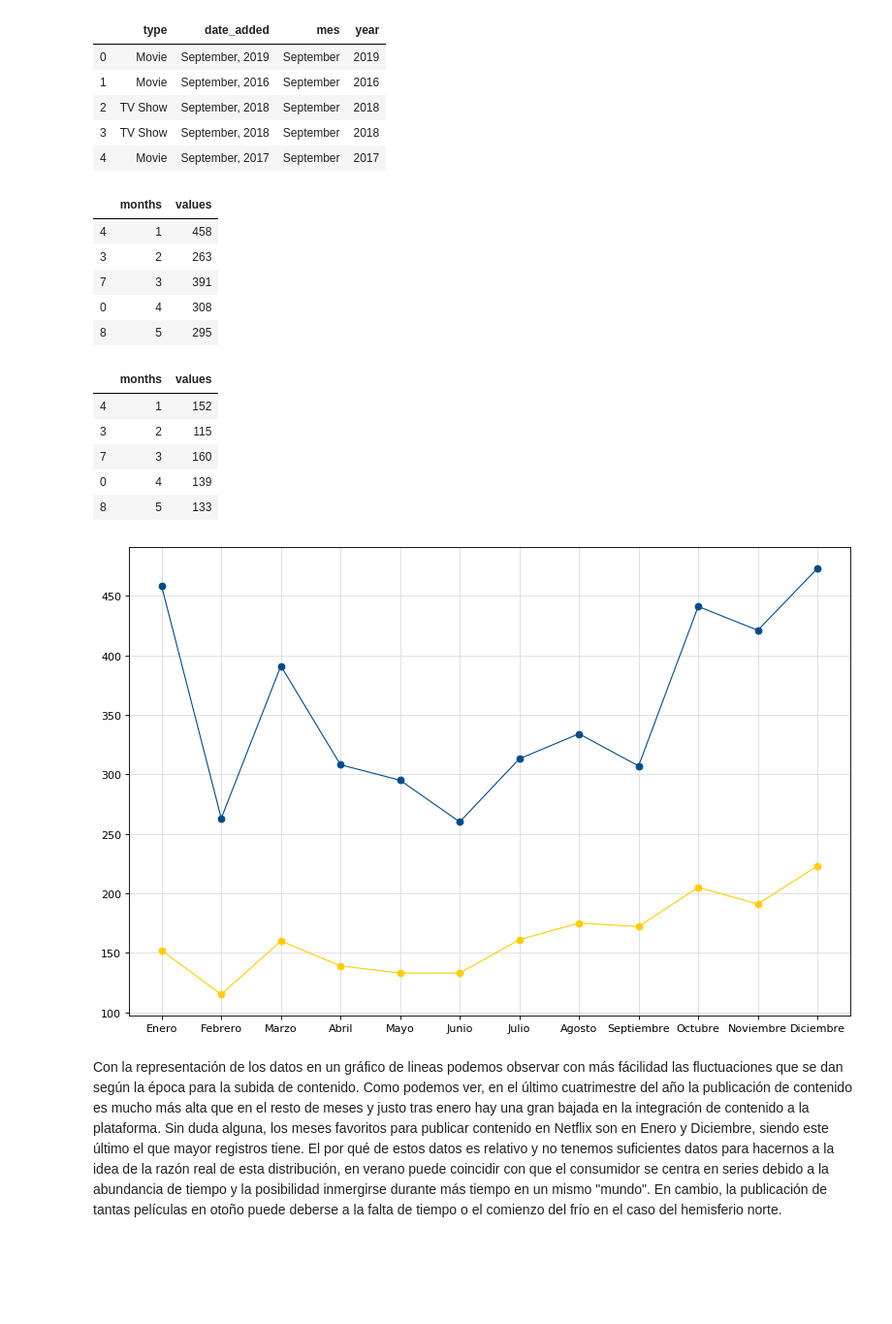
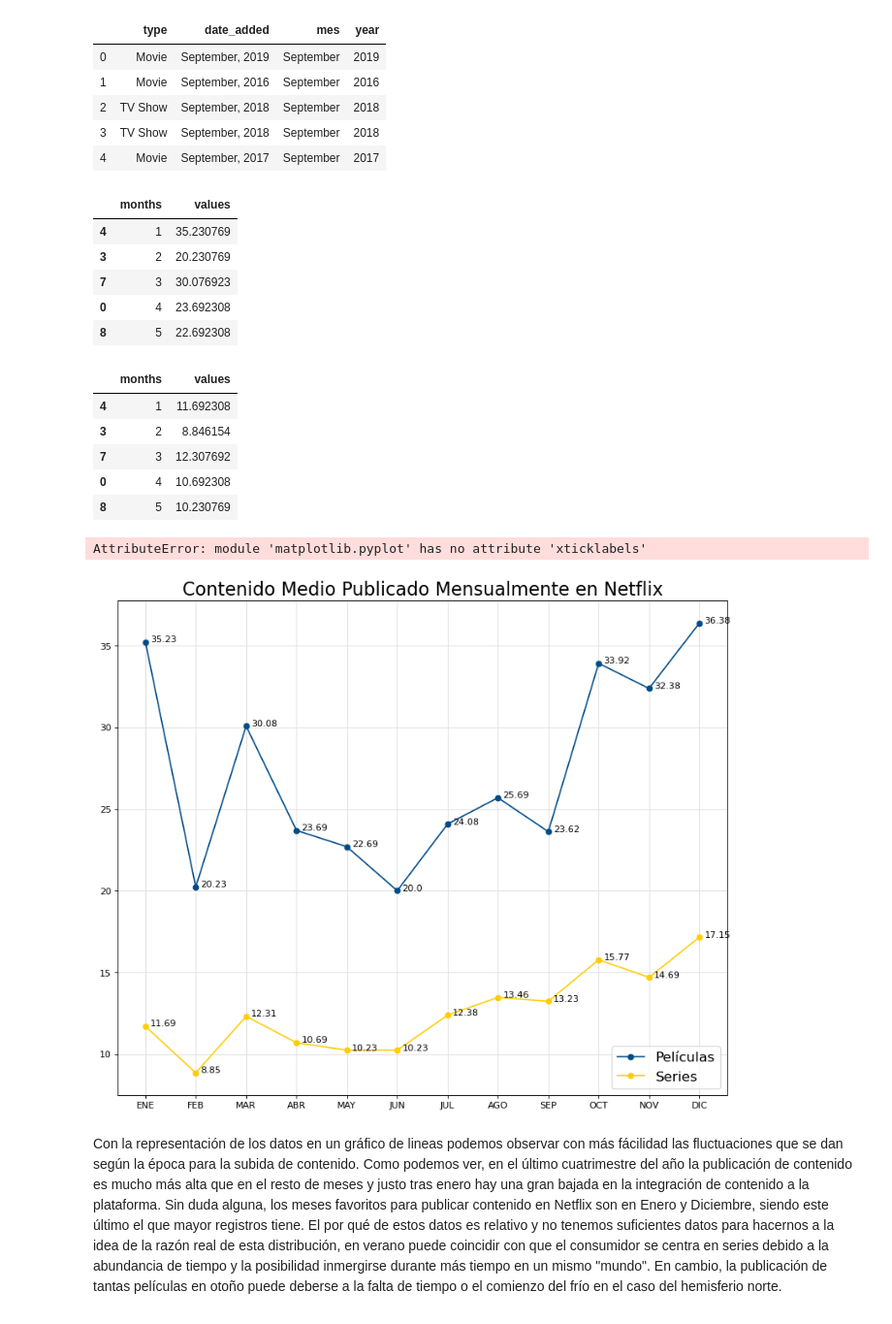
Before and after one commit to Jotivirix/Datamining_UFV, a Jupyter notebook: Lab1/entregable2/Lab1-Entregable2.ipynb, the cells around one changed output. Shown: that part at 97% size. Saved outputs shown, nothing was run; the diff lists cells and outputs as text; code cells hidden in the pictures; blank space fills up the shorter version.

Commit message:
Actualizado grafico 2 media mensual

```diff
--- a/Lab1/entregable2/Lab1-Entregable2.ipynb
+++ b/Lab1/entregable2/Lab1-Entregable2.ipynb
@@ -468,7 +468,7 @@ for month in datosPelis.index:
     monthNumericP.append(month_number)
 
 sortedDataPelis['months'] = monthNumericP
-sortedDataPelis['values'] = datosPelis.values
+sortedDataPelis['values'] = datosPelis.values/len(years)
 sortedDataPelis = sortedDataPelis.sort_values(by=['months'])
 
 series = df_netflix3[df_netflix3['type'] == 'TV Show']
@@ -482,53 +482,68 @@ for month in datosSeries.index:
     monthNumericS.append(month_number)
 
 sortedDataSeries['months'] = monthNumericS
-sortedDataSeries['values'] = datosSeries.values
+sortedDataSeries['values'] = datosSeries.values/len(years)
 sortedDataSeries = sortedDataSeries.sort_values(by=['months'])
 # %%
 sortedDataPelis.head()
 # %% [output]
 |  | months | values |
-| 4 | 1 | 458 |
-| 3 | 2 | 263 |
-| 7 | 3 | 391 |
-| 0 | 4 | 308 |
-| 8 | 5 | 295 |
+| 4 | 1 | 35.230769 |
+| 3 | 2 | 20.230769 |
+| 7 | 3 | 30.076923 |
+| 0 | 4 | 23.692308 |
+| 8 | 5 | 22.692308 |
 # %%
 sortedDataSeries.head()
 # %% [output]
 |  | months | values |
-| 4 | 1 | 152 |
-| 3 | 2 | 115 |
-| 7 | 3 | 160 |
-| 0 | 4 | 139 |
-| 8 | 5 | 133 |
+| 4 | 1 | 11.692308 |
+| 3 | 2 | 8.846154 |
+| 7 | 3 | 12.307692 |
+| 0 | 4 | 10.692308 |
+| 8 | 5 | 10.230769 |
 # %%
 # Crear una figura de 8x6 puntos de tamaño, 80 puntos por pulgada
-plt.figure(figsize=(12, 8), dpi=80)
+plt.figure(figsize=(12, 10), dpi=80)
 
 # Crear una nueva subgráfica en una rejilla de 1x1
 plt.subplot(1, 1, 1)
 
-mesesLetra = ['Enero','Febrero','Marzo','Abril','Mayo','Junio','Julio','Agosto','Septiembre','Octubre','Noviembre','Diciembre']
+mesesLetra = ['ENE','FEB','MAR','ABR','MAY','JUN','JUL','AGO','SEP','OCT','NOV','DIC']
 
 X = mesesLetra
 Y1 = sortedDataPelis['values']
 Y2 = sortedDataSeries['values']
 
-# Graficar la función coseno con una línea continua azul de 1 pixel de grosor
-plt.plot(X, Y1, marker='o', color="#004B87", linewidth=1.0, linestyle="-")
+plt.plot(X, Y1, marker='o', color="#004B87", linewidth=1.5, linestyle="-",)
 
-# Graficar la función coseno con una línea continua verde de 1 pixel de grosor
-plt.plot(X, Y2,  marker='o', color="#FFCD07", linewidth=1.0, linestyle="-")
+i = 0;
+for val in Y1:
+    plt.text(i+0.1,val,round(val,2))
+    i = i+1
+
+i = 0;
+for val in Y2:
+    plt.text(i+0.1,val,round(val,2))
+    i = i+1
+
+    # Graficar la función coseno con una línea continua verde de 1 pixel de grosor
+plt.plot(X, Y2,  marker='o', color="#FFCD07", linewidth=1.5, linestyle="-")
 
 plt.grid(color='#DEDEDE', linestyle='-')
 
+plt.title('Contenido Medio Publicado Mensualmente en Netflix', fontsize=20)
+
+plt.legend(['Películas','Series'],fontsize=15)
+
+plt.xticklabels(X, fontsize=30)
 # Guardar la figura usando 72 puntos por pulgada
 plt.savefig("MonthlyData.png", dpi=72)
 # Mostrar resultado en pantalla
 plt.show()
 # %% [output]
+AttributeError: module 'matplotlib.pyplot' has no attribute 'xticklabels'
-[figure, old version]
+[figure, new version]
 # %% [markdown]
 Con la representación de los datos en un gráfico de lineas podemos observar con más fácilidad las fluctuaciones que se dan según la época para la subida de contenido. Como podemos ver, en el último cuatrimestre del año la publicación de contenido es mucho más alta que en el resto de meses y justo tras enero hay una gran bajada en la integración de contenido a la plataforma. Sin duda alguna, los meses favoritos para publicar contenido en Netflix son en Enero y Diciembre, siendo este último el que mayor registros tiene. El por qué de estos datos es relativo y no tenemos suficientes datos para hacernos a la idea de la razón real de esta distribución, en verano puede coincidir con que el consumidor se centra en series debido a la abundancia de tiempo y la posibilidad inmergirse durante más tiempo en un mismo "mundo". En cambio, la publicación de tantas películas en otoño puede deberse a la falta de tiempo o el comienzo del frío en el caso del hemisferio norte.
 
```
Also changed, not shown: 2 other files.
